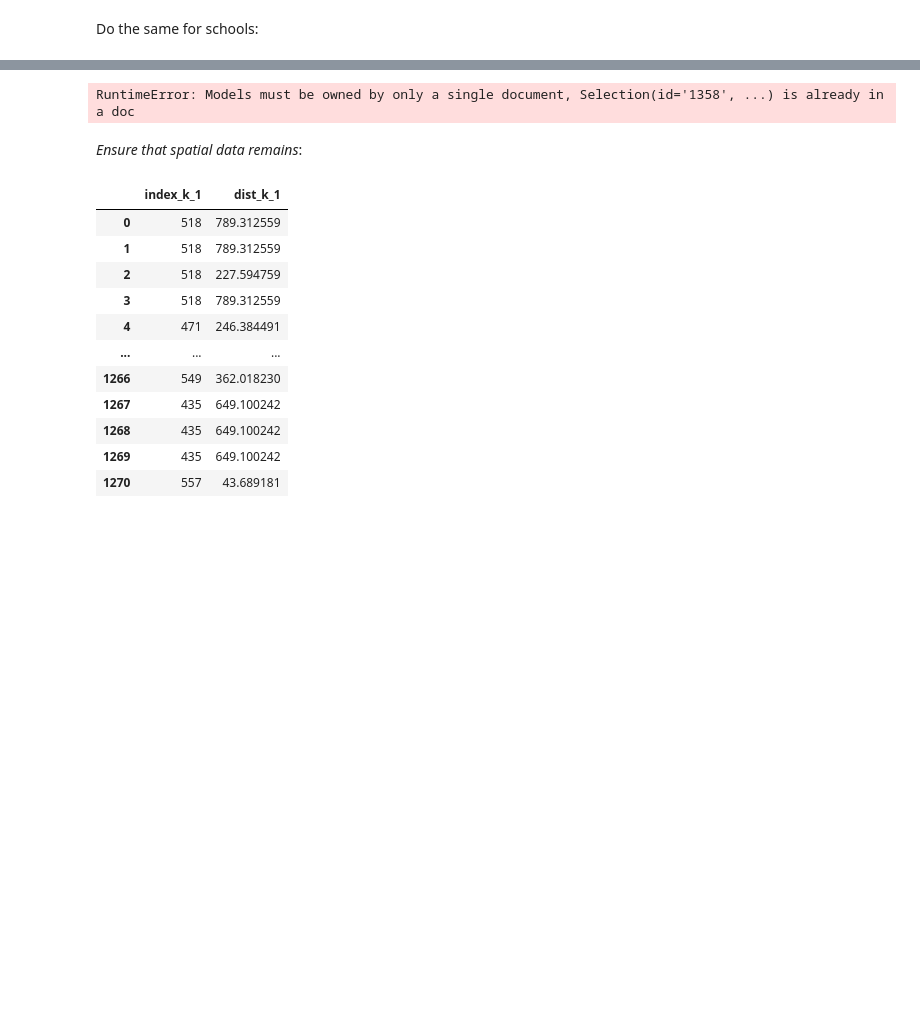
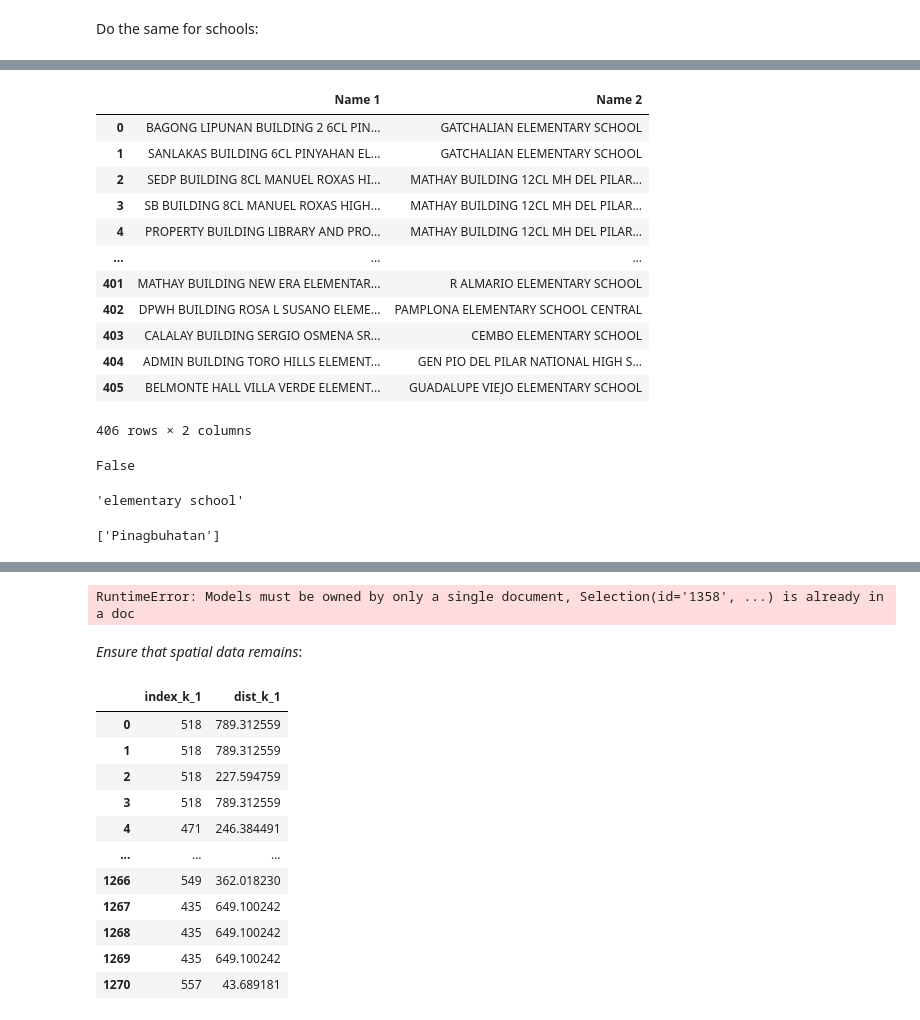
Before and after one commit to sfthies/Manila_seismic_risk, a Jupyter notebook: Main.ipynb, the cells around one changed output, grey strips where cells are left out. Cells and saved outputs as stored; diff of their text form; code cells hidden in the pictures; blank space fills up the shorter version.

```diff
--- a/Main.ipynb
+++ b/Main.ipynb
@@ -223,0 +273,9 @@ selec_sch_u_p_combn['School_N'] = selec_sch_u_p_combn['Building_N'].apply(extrac
+# %%
+def extract_school_name(x):
+    temp_list = x.upper().split(',')
+    temp_iden = list(map(lambda y: 'SCHOOL' in y, temp_list))
+    if np.any(temp_iden):
+        temp = np.where(temp_iden)[0]
+        return np.array(temp_list)[temp][0].strip()
+    else:
+        return x
@@ -244,0 +458,18 @@ with pd.option_context('display.max_rows', None, 'display.max_columns', None):
+# %%
+most_similar_indi = cosine_similarity(CountVectorizer().fit_transform(names1_l + names2_l).toarray())[0:len(names1),len(names1):].argmax(axis = 1)
+
+pd.DataFrame({'Name 1': names1_l , 'Name 2': np.array(names1_l + names2_l)[most_similar_indi]})
+# %% [output]
+|  | Name 1 | Name 2 |
+| 0 | BAGONG LIPUNAN BUILDING 2 6CL PIN... | GATCHALIAN ELEMENTARY SCHOOL |
+| 1 | SANLAKAS BUILDING 6CL PINYAHAN EL... | GATCHALIAN ELEMENTARY SCHOOL |
+| 2 | SEDP BUILDING 8CL MANUEL ROXAS HI... | MATHAY BUILDING 12CL MH DEL PILAR... |
+| 3 | SB BUILDING 8CL MANUEL ROXAS HIGH... | MATHAY BUILDING 12CL MH DEL PILAR... |
+| 4 | PROPERTY BUILDING LIBRARY AND PRO... | MATHAY BUILDING 12CL MH DEL PILAR... |
+| ... | ... | ... |
+| 401 | MATHAY BUILDING NEW ERA ELEMENTAR... | R ALMARIO ELEMENTARY SCHOOL |
+| 402 | DPWH BUILDING ROSA L SUSANO ELEME... | PAMPLONA ELEMENTARY SCHOOL CENTRAL |
+| 403 | CALALAY BUILDING SERGIO OSMENA SR... | CEMBO ELEMENTARY SCHOOL |
+| 404 | ADMIN BUILDING TORO HILLS ELEMENT... | GEN PIO DEL PILAR NATIONAL HIGH S... |
+| 405 | BELMONTE HALL VILLA VERDE ELEMENT... | GUADALUPE VIEJO ELEMENTARY SCHOOL |
+406 rows × 2 columns
@@ -244,0 +480,15 @@ with pd.option_context('display.max_rows', None, 'display.max_columns', None):
+# %%
+replace_dict = {'ES': 'elementary school',
+               'HS': 'high school'}
+'high school' in replace_dict
+# %% [output]
+False
+# %%
+replace_dict['ES']
+# %% [output]
+'elementary school'
+# %%
+from difflib import get_close_matches
+get_close_matches('Pinagb', x.split(), n = 1, cutoff = 0.2)
+# %% [output]
+['Pinagbuhatan']
```
Also changed, not shown: parts of 49 cells of this notebook.
